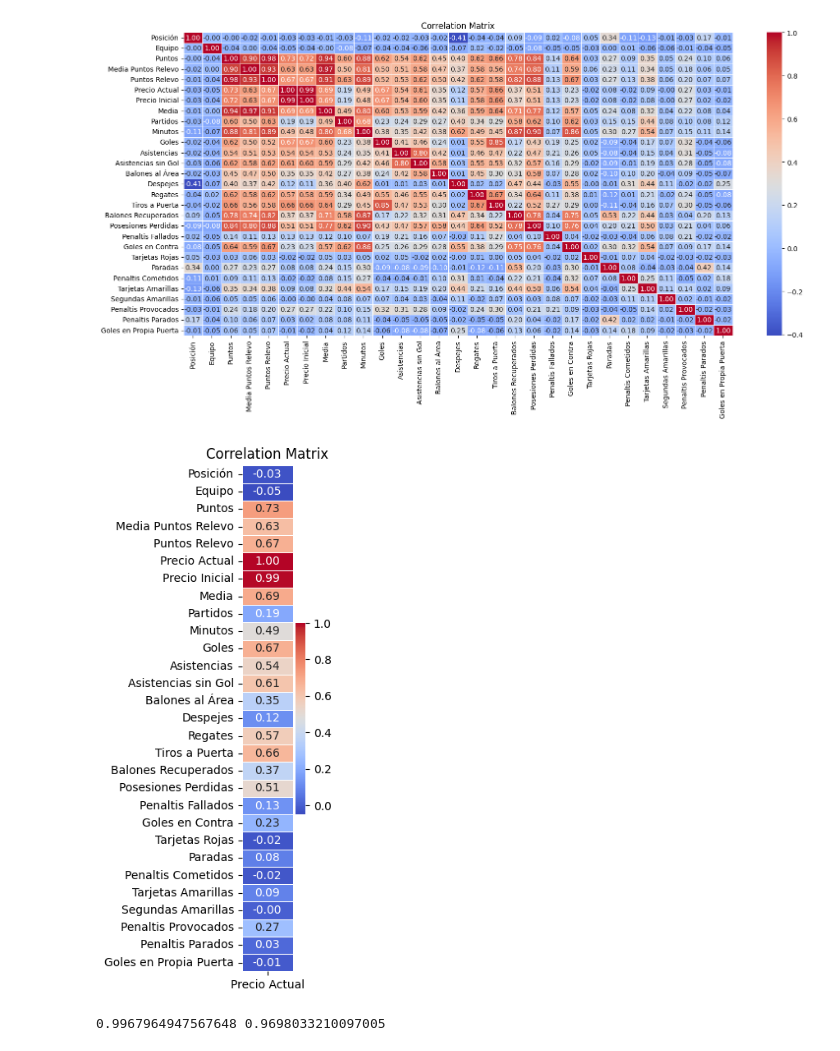
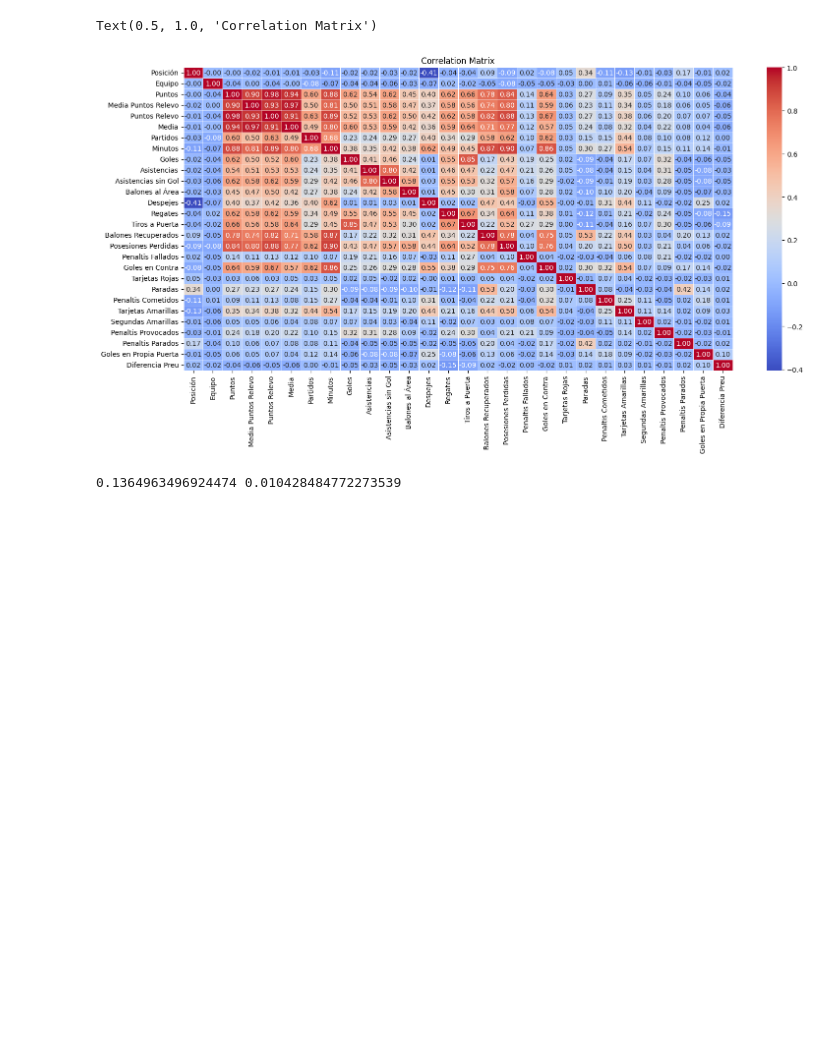
Before and after one commit to SantiMiquel/FantasyRegression, a Jupyter notebook: fantasy.ipynb, the cells around one changed output. Cells and saved outputs as stored; diff of their text form; code cells hidden in the pictures; blank space fills up the shorter version.

```diff
--- a/fantasy.ipynb
+++ b/fantasy.ipynb
@@ -58,9 +62,15 @@ df.rename(columns={'Unnamed: 0': 'ID_jugador'}, inplace=True)
 df['Precio Actual'] = df['Precio Actual'].str.replace('.','')
 df['Precio Inicial'] = df['Precio Inicial'].str.replace('.','')
 
+df['Precio Actual'] = df['Precio Actual'].astype(int)
+df['Precio Inicial'] = df['Precio Inicial'].astype(int)
+df['Diferencia Preu'] = df['Precio Actual'] - df['Precio Inicial']
+
 df = df[df['Posición'] != 'DT']
 df.drop(columns=['Nombre'], inplace=True)
 df.drop(columns=['ID_jugador'], inplace=True)
+df.drop(columns=['Precio Inicial'], inplace=True)
+df.drop(columns=['Precio Actual'], inplace=True)
 
 le = LabelEncoder()
 df['Posición'] = le.fit_transform(df['Posición'])
@@ -69,17 +79,17 @@ df['Equipo'] = le.fit_transform(df['Equipo'])
 ### CORRELATIONS ###
 # %%
 corr_matrix = df.corr()
-corr_preu_actual = corr_matrix[['Precio Actual']]
+#corr_preu_actual = corr_matrix[['Precio Actual']]
 
 plt.figure(figsize=(18, 8))
 sns.heatmap(corr_matrix, annot=True, cmap='coolwarm', fmt='.2f', linewidths=.5)
 plt.title('Correlation Matrix')
 
-plt.figure(figsize=(1,8))
-sns.heatmap(corr_preu_actual, annot=True, cmap='coolwarm', fmt='.2f', linewidths=.5)
-plt.title('Correlation Matrix')
-plt.show()
+#plt.figure(figsize=(1,8))
+#sns.heatmap(corr_preu_actual, annot=True, cmap='coolwarm', fmt='.2f', linewidths=.5)
+#plt.title('Correlation Matrix')
+#plt.show()
 # %% [output]
+Text(0.5, 1.0, 'Correlation Matrix')
-[figure, old version]
+[figure, new version]
-[figure, removed]
 # %%
@@ -92,7 +107,7 @@ y = df[[target_att]].to_numpy()
 X_train, X_test, y_train , y_test = train_test_split(X,y,test_size = 0.2, random_state=42)
 # %%
 lr = LinearRegression()
-lr.fit(X,y)
+lr.fit(X_train,y_train)
 
 y_pred = lr.predict(X_test)
 y_pred_train = lr.predict(X_train)
@@ -101,4 +116,4 @@ r2_test = r2_score(y_test,y_pred)
 r2_train = r2_score(y_train,y_pred_train)
 print (r2_train,r2_test)
 # %% [output]
-0.9967964947567648 0.9698033210097005
+0.1364963496924474 0.010428484772273539
```
Also changed, not shown: parts of 7 cells of this notebook.
